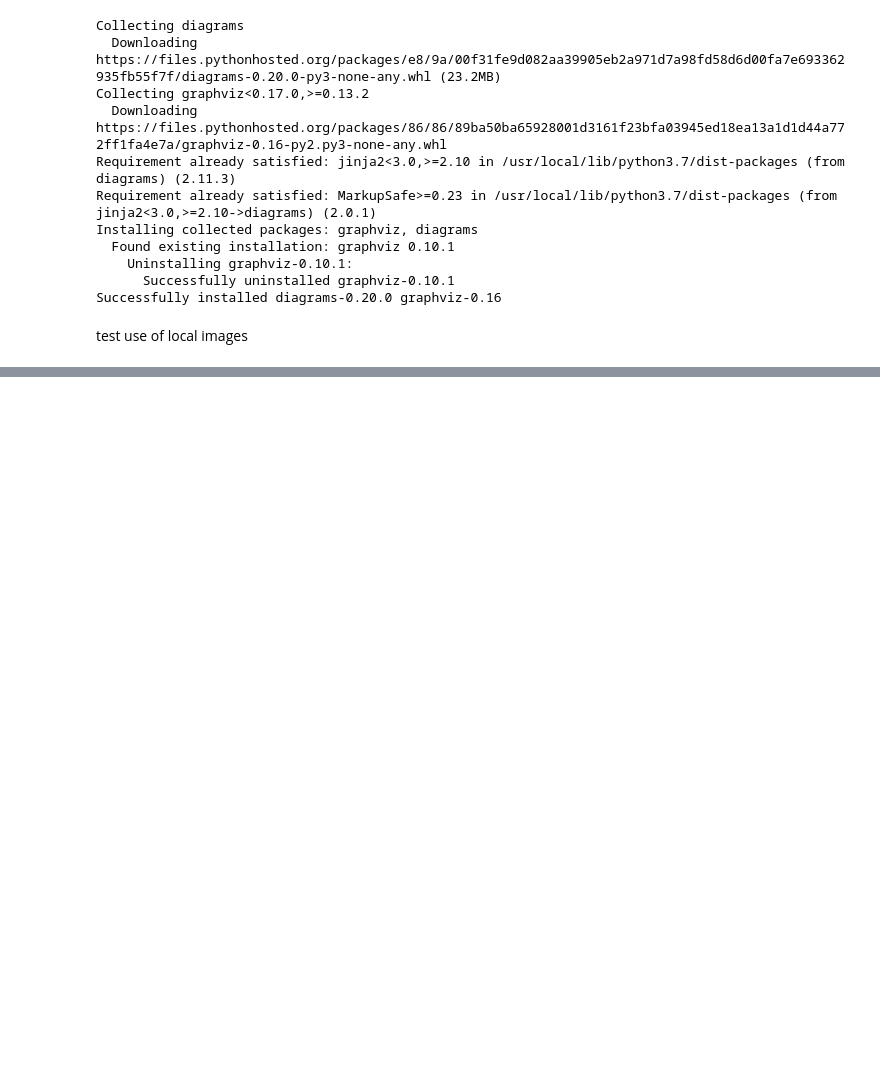
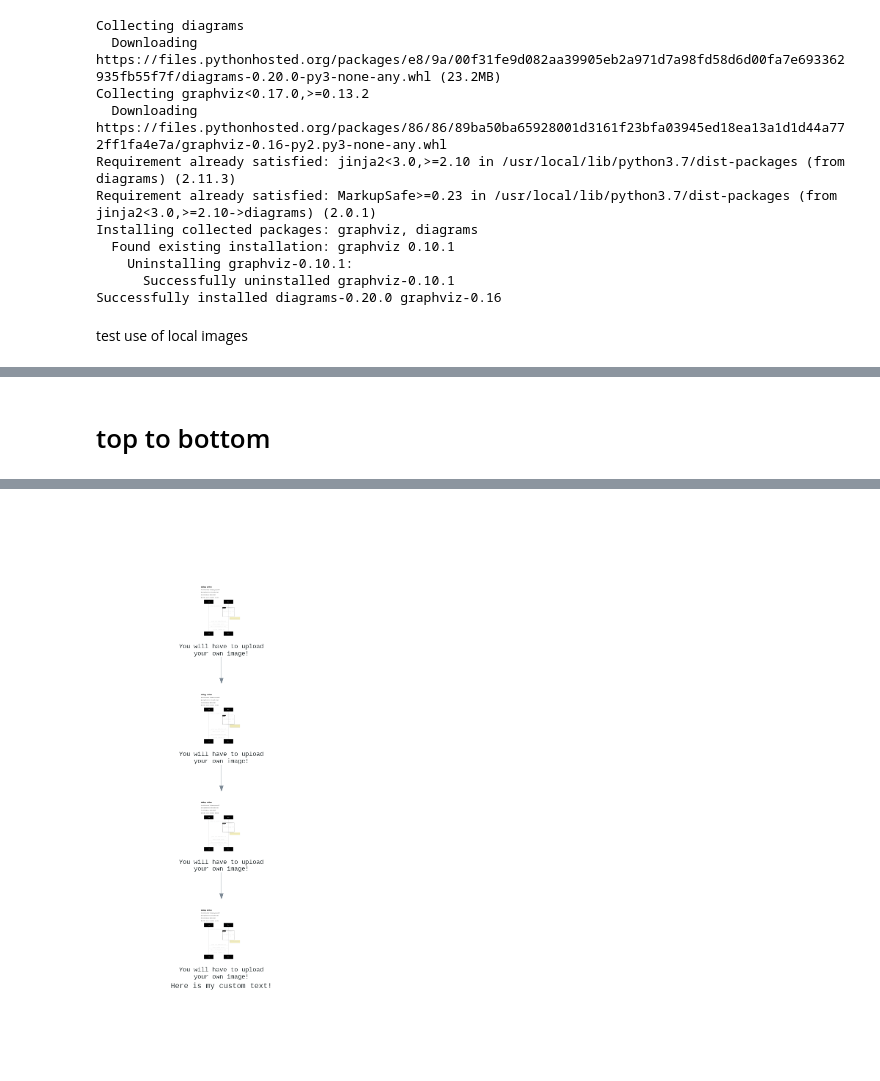
Before and after one commit to pleabargain/ipynb, a Jupyter notebook: testing_python_diagrams_library_in_colab.ipynb, the cells around one changed output, grey strips where cells are left out. Drawn from its saved outputs; the diff is of its cells as text; code cells hidden in the pictures; blank space fills up the shorter version.

```diff
--- a/testing_python_diagrams_library_in_colab.ipynb
+++ b/testing_python_diagrams_library_in_colab.ipynb
@@ -84,0 +138,36 @@ https://creativecommons.org/about/downloads/' size too small for label
+# %% [markdown]
+# top to bottom
+# %%
+from diagrams import Diagram, Cluster
+from diagrams.custom import Custom
+
+
+with Diagram("Here is my custom text!",
+             show=False,
+             filename="top_to_bottom_change_File_name_here",
+             direction="TB",
+             outformat="pdf") as diag:
+  cc_heart = Custom("You will have to upload\nyour own image!", "/content/cof.png-1.png")
+  cc_heart1 = Custom("You will have to upload\nyour own image!", "/content/cof.png-1.png")
+  cc_heart2 = Custom("You will have to upload\nyour own image!", "/content/cof.png-1.png")
+  cc_heart3 = Custom("You will have to upload\nyour own image!", "/content/cof.png-1.png")
+
+#   cc_attribution = Custom("Credit must be given to the creator", "./my_resources/cc_attribution.png")
+
+#   cc_sa = Custom("Adaptations must be shared\n under the same terms", "./my_resources/cc_sa.png")
+#   cc_nd = Custom("No derivatives or adaptations\n of the work are permitted", "./my_resources/cc_nd.png")
+#   cc_zero = Custom("Public Domain Dedication", "./my_resources/cc_zero.png")
+
+#   with Cluster("Non Commercial"):
+#     non_commercial = [Custom("Y", "./my_resources/cc_nc-jp.png") - Custom("E", "./my_resources/cc_nc-eu.png") - Custom("S", "./my_resources/cc_nc.png")]
+
+  cc_heart >> cc_heart1
+  cc_heart1 >> cc_heart2
+  cc_heart2 >> cc_heart3
+#   cc_heart >> cc_attribution
+#   cc_heart >> non_commercial
+#   cc_heart >> cc_sa
+#   cc_heart >> cc_nd
+#   cc_heart >> cc_zero
+diag
+# %% [output]
@@ -84,0 +178 @@ https://creativecommons.org/about/downloads/' size too small for label
+[figure, added]
```
Also changed, not shown: parts of 5 cells of this notebook.
